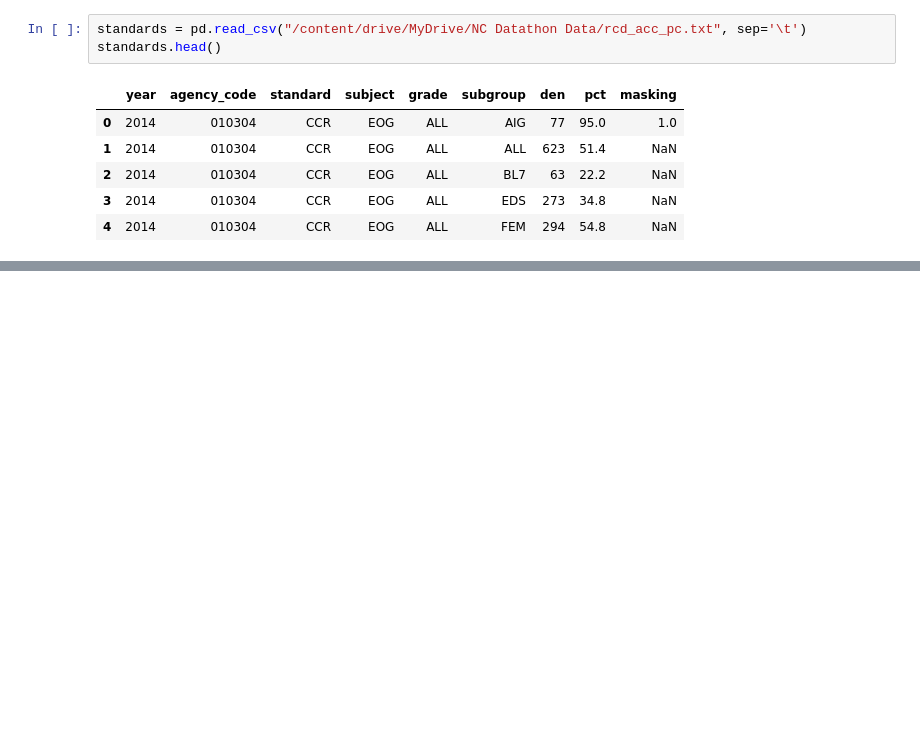
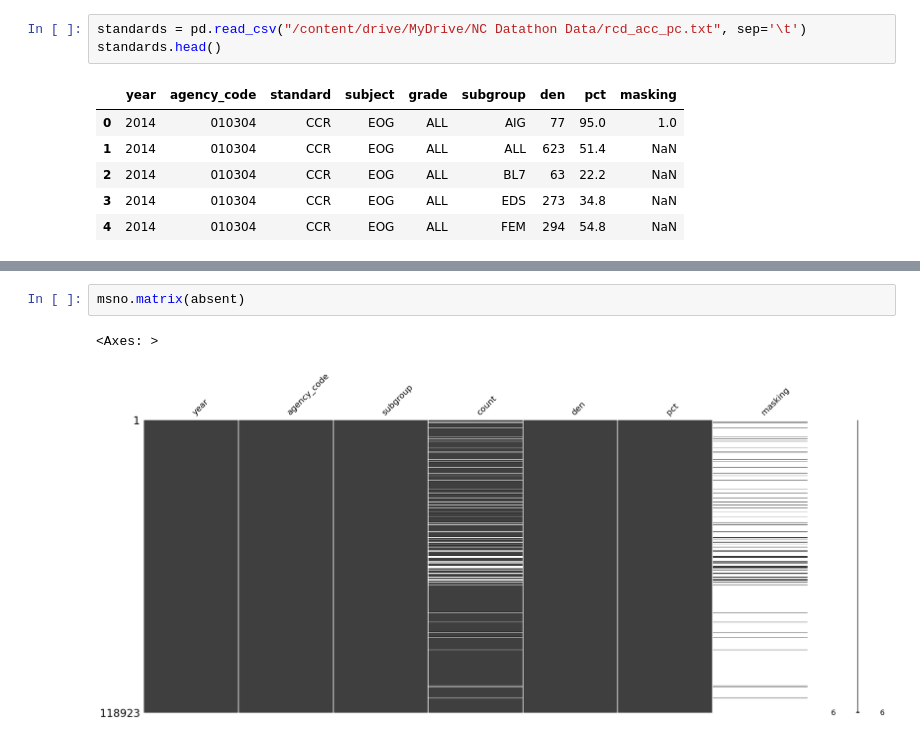
Before and after one commit to emcfalls/NC-Datathon, a Jupyter notebook: NC_Datathon.ipynb, the cells around one changed output, grey strips where cells are left out. Cells and saved outputs as stored; diff of their text form; blank space fills up the shorter version.

```diff
--- a/NC_Datathon.ipynb
+++ b/NC_Datathon.ipynb
@@ -118,0 +110,5 @@ DataFrame exported to /content/Cleaned_Projections.xlsx
+# %%
+msno.matrix(absent)
+# %% [output]
+<Axes: >
+[figure, added]
```
Also changed, not shown: parts of 22 cells of this notebook.
